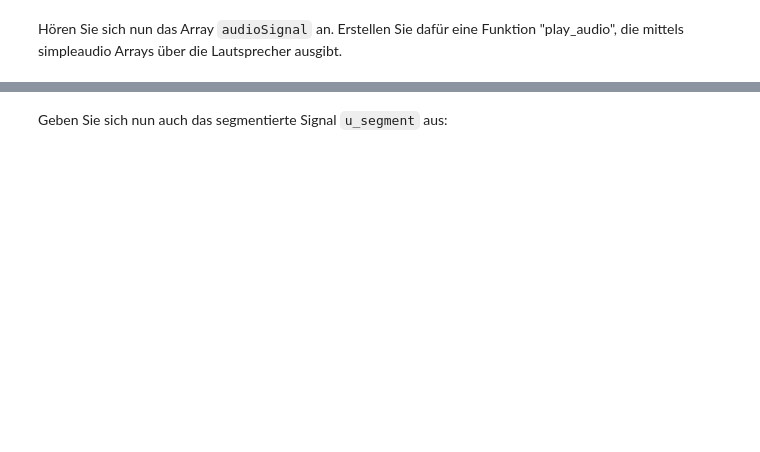
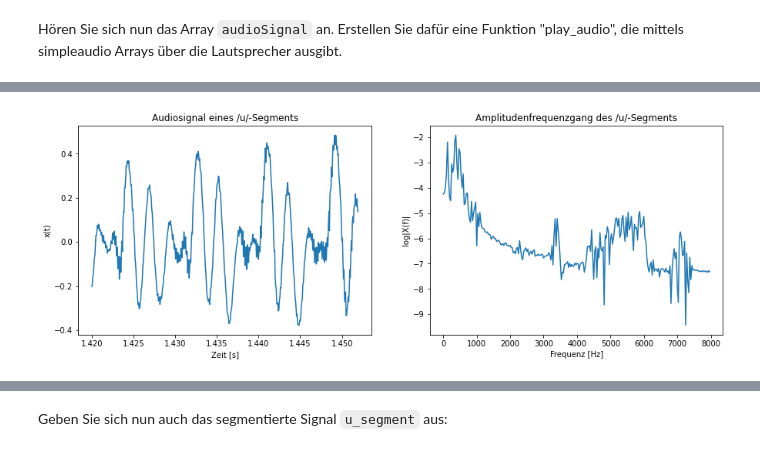
Before and after one commit to TUD-STKS/tud-sv, a Jupyter notebook: Thema-2-Messung der Übertragungsfunktion/2.2 - LPC.ipynb, the cells around one changed output, grey strips where cells are left out. Cells and saved outputs as stored; diff of their text form; code cells hidden in the pictures; blank space fills up the shorter version.

```diff
--- a/Thema-2-Messung der Übertragungsfunktion/2.2 - LPC.ipynb
+++ b/Thema-2-Messung der Übertragungsfunktion/2.2 - LPC.ipynb
@@ -318,35 +363,37 @@ plt.gcf().set_size_inches(15, 5)
 plt.show()
 # %%
 '''
-Spektrum eines 30 ms langen /u/-Segments des Wortes „Akustik“ berechnen
+Spektrum eines 32 ms langen /u/-Segments des Wortes „Akustik“ berechnen
 '''
 # Lösung
 # Zeitintervall bestimmen
 n_start = int(1.42 / T_s * signalLength)                # Startsample-Nummer
-n_end = int(1.45 / T_s * signalLength)                  # Endsample-Nummer
+n_end = n_start + 512                # Endsample-Nummer
 t_uSegment_s = t_s[n_start:n_end]
 
 # Audiosignal segmentieren
 u_segment = audioSignal[n_start:n_end]
 
 # Spektrum berechnen
 n_fft = 512     # Länge von FFT
 f_uSegment_Hz = np.linspace(0, fs_Hz-fs_Hz/2-fs_Hz/n_fft, int(n_fft/2))   # Frequenzbereich
 uSegment_fft = scipy.fftpack.fft(u_segment, n_fft)
 uSegment_fft_plot = np.abs(uSegment_fft[:len(f_uSegment_Hz)]) / int(n_fft/2)
 
 # Graphische Darstellung
 plt.subplot(121)
-plt.title('Audiosignal eines /a/-Segments')
+plt.title('Audiosignal eines /u/-Segments')
 plt.xlabel('Zeit [s]')
 plt.ylabel('x(t)')
 plt.plot(t_uSegment_s, u_segment)
 
 plt.subplot(122)
-plt.title('Amplitudenfrequenzgang des /a/-Segments')
+plt.title('Amplitudenfrequenzgang des /u/-Segments')
 plt.xlabel('Frequenz [Hz]')
 plt.ylabel('log|X(f)|')
 plt.plot(f_uSegment_Hz, np.log(uSegment_fft_plot))
 
 plt.gcf().set_size_inches(15, 5)
 plt.show()
+# %% [output]
+[figure, added]
```
Also changed, not shown: parts of 29 cells of this notebook.
